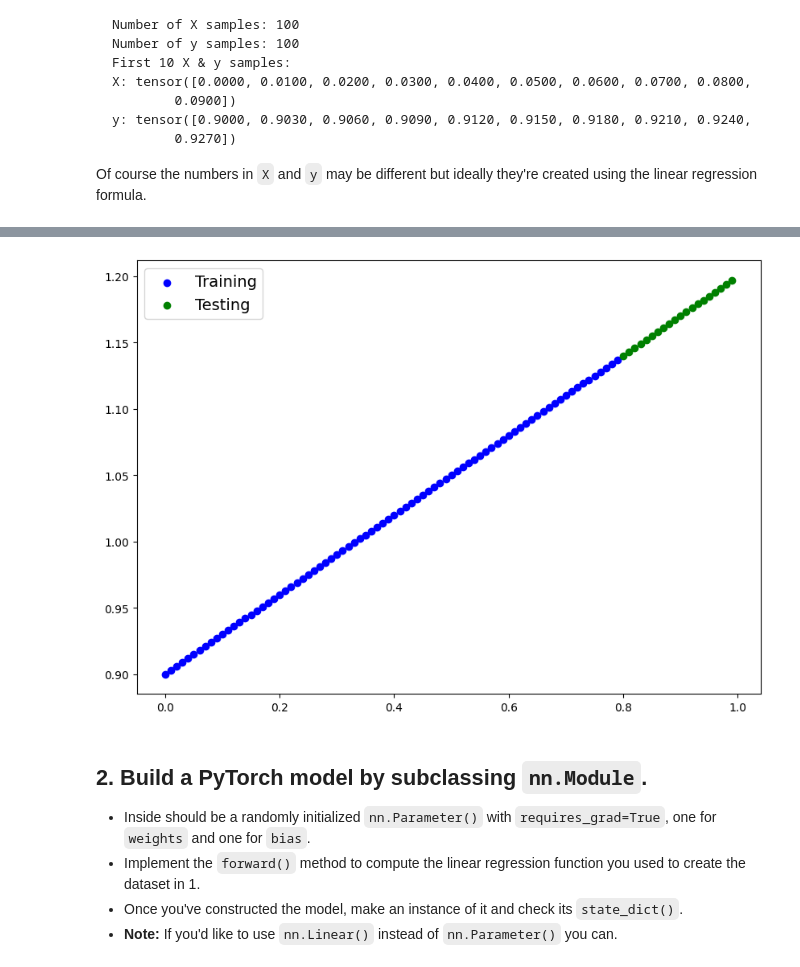
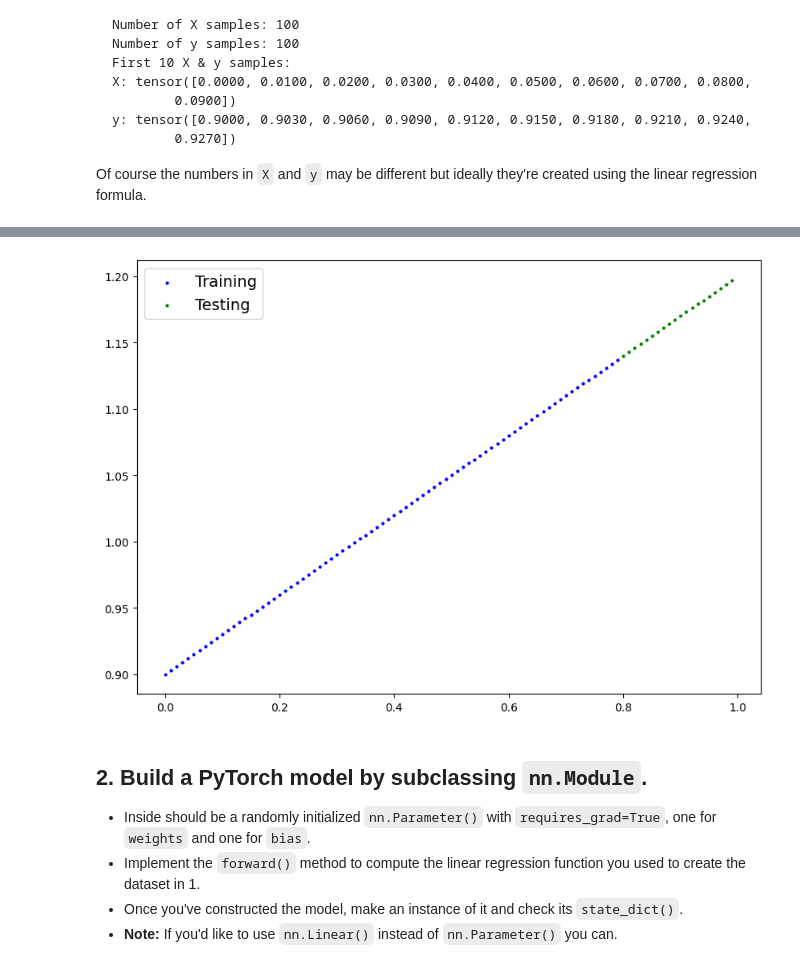
Before and after one commit to Revanth-reddy080/PyTorch-DeepLearning, a Jupyter notebook: exercises/01_pytorch_workflow_exercises.ipynb, the cells around one changed output, grey strips where cells are left out. Drawn from its saved outputs; the diff is of its cells as text; code cells hidden in the pictures.

```diff
--- a/exercises/01_pytorch_workflow_exercises.ipynb
+++ b/exercises/01_pytorch_workflow_exercises.ipynb
@@ -55,7 +55,7 @@ step = 0.01
 # Make X and y using linear regression feature
 X = torch.arange(start,end,step,
                 dtype=torch.float,
-                device=device)
+                device=device).unsqueeze(dim=1)
 
 y = weight * X + bias
 
@@ -78,22 +88,22 @@ X_test , y_test = X[split_length:] , y[split_length:]
 # %%
 from prompt_toolkit.shortcuts.progress_bar.formatters import Label
 # Plot the training and testing data
 def plot_predictions(predictions=None):
 
   plt.figure(figsize=(10,7))
 
-  plt.scatter(X_train.cpu(),y_train.cpu(),c='b',label="Training")
+  plt.scatter(X_train.cpu(),y_train.cpu(),c='b',s=4,label="Training")
 
-  plt.scatter(X_test.cpu(),y_test.cpu(),c='g',label="Testing")
+  plt.scatter(X_test.cpu(),y_test.cpu(),c='g',s=4,label="Testing")
 
   if predictions is not None:
-    plt.scatter(X_test.cpu(),predictions.cpu(),c='r',label="predictions")
+    plt.scatter(X_test.cpu(),predictions.cpu(),c='r',s=4,label="predictions")
 
   plt.legend(prop={"size" : 14 });
 
 plot_predictions()
 # %% [output]
-[figure, old version]
+[figure, new version]
 # %% [markdown]
 ## 2. Build a PyTorch model by subclassing `nn.Module`.
   * Inside should be a randomly initialized `nn.Parameter()` with `requires_grad=True`, one for `weights` and one for `bias`.
```
Also changed, not shown: parts of 12 cells of this notebook.
